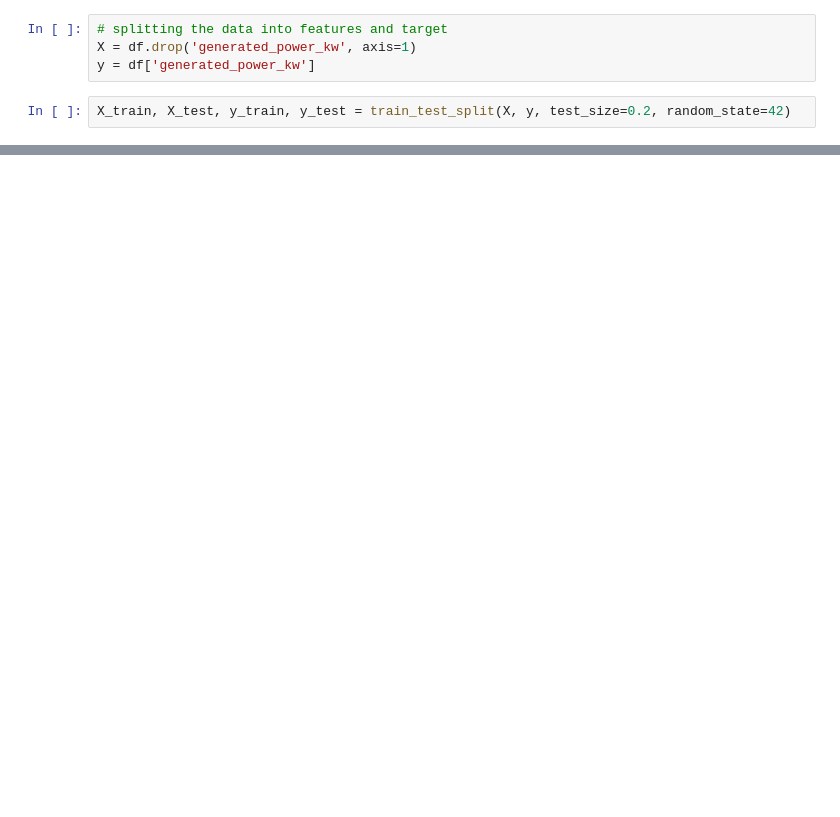
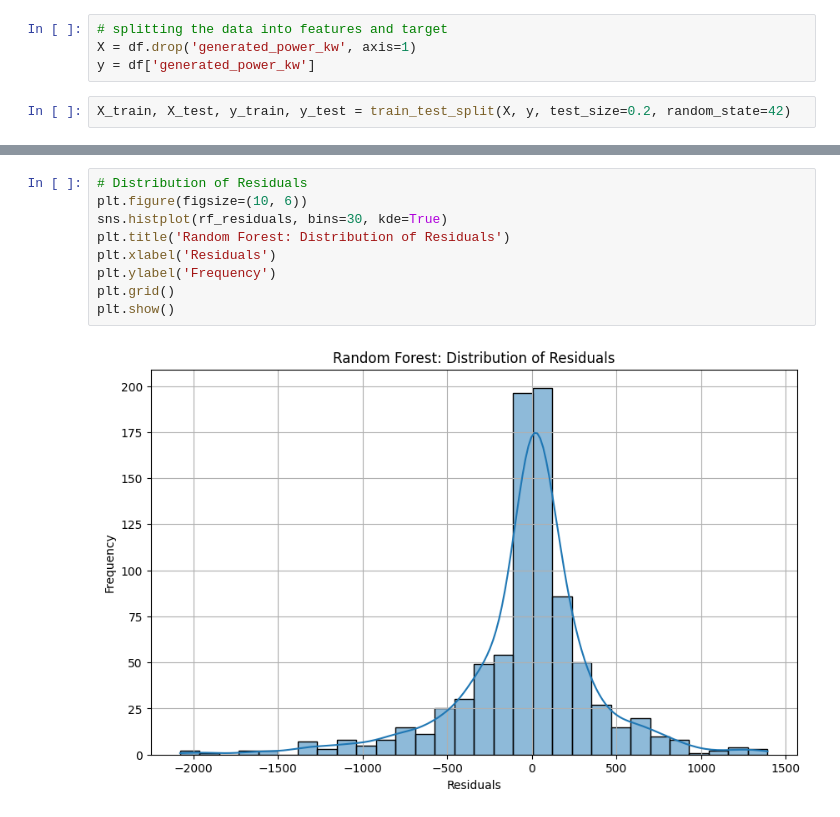
Before and after one commit to Jay0073/Solar-Power-Prediction, a Jupyter notebook: Model_building.ipynb, the cells around one changed output, grey strips where cells are left out. Saved outputs shown, nothing was run; the diff lists cells and outputs as text; blank space fills up the shorter version.

```diff
--- a/Model_building.ipynb
+++ b/Model_building.ipynb
@@ -85,0 +193,11 @@ Mean Squared Error (MSE): 257589.06
+# %%
+# Distribution of Residuals
+plt.figure(figsize=(10, 6))
+sns.histplot(rf_residuals, bins=30, kde=True)
+plt.title('Random Forest: Distribution of Residuals')
+plt.xlabel('Residuals')
+plt.ylabel('Frequency')
+plt.grid()
+plt.show()
+# %% [output]
+[figure, added]
```
Also changed, not shown: parts of 27 cells of this notebook.
